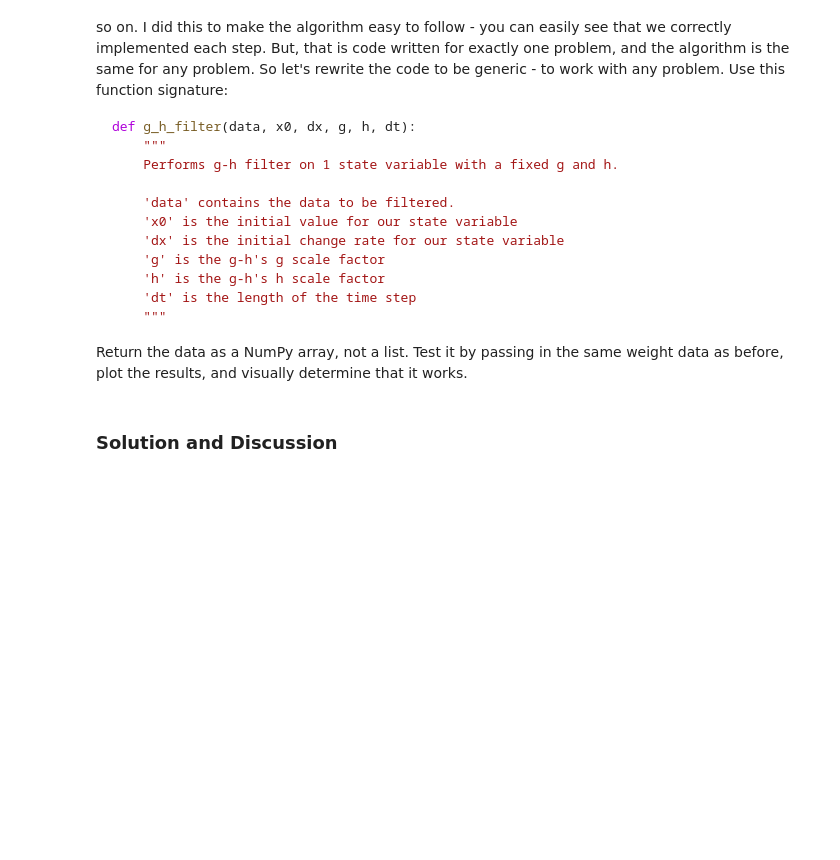
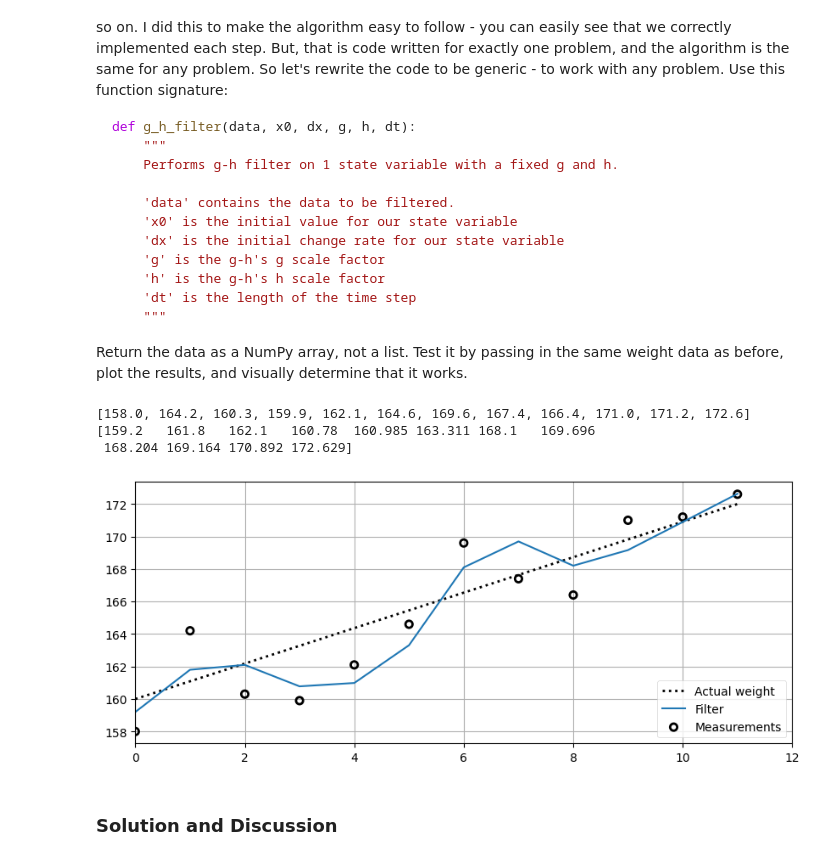
Before and after one commit to goldenhelper/Kalman-filter, a Jupyter notebook: 01-g-h-filter.ipynb, the cells around one changed output. Cells and saved outputs as stored; diff of their text form; code cells hidden in the pictures; blank space fills up the shorter version.

```diff
--- a/01-g-h-filter.ipynb
+++ b/01-g-h-filter.ipynb
@@ -389,12 +449,36 @@ Return the data as a NumPy array, not a list. Test it by passing in the same wei
 # %%
 from kf_book.gh_internal import plot_g_h_results
 def g_h_filter(data, x0, dx, g, h, dt):
-    pass #  your solution here
+    x_hats = []
+
+    x_hat = x0
+    dx = dx
+
+    for z in data:
+      # State propagation
+      x_pred = x_hat + dx*dt
+      dx = dx
+
+      # Measurement update
+      residual = z - x_pred
+      x_hat = x_pred + g*residual
+      dx = dx + h * (residual/dt)
+
+      x_hats.append(x_hat)
+
+    return np.array(x_hats)
 
 # uncomment to run the filter and plot the results
-#book_plots.plot_track([0, 11], [160, 172], label='Actual weight')
-#data = g_h_filter(data=weights, x0=160., dx=1., g=6./10, h=2./3, dt=1.)
-#plot_g_h_results(weights, data)
+book_plots.plot_track([0, 11], [160, 172], label='Actual weight')
+data = g_h_filter(data=weights, x0=160., dx=1., g=6./10, h=2./3, dt=1.)
+plot_g_h_results(weights, data)
+print(weights)
+print(data)
+# %% [output]
+[158.0, 164.2, 160.3, 159.9, 162.1, 164.6, 169.6, 167.4, 166.4, 171.0, 171.2, 172.6]
+[159.2   161.8   162.1   160.78  160.985 163.311 168.1   169.696
+ 168.204 169.164 170.892 172.629]
+[figure, added]
 # %% [markdown]
 ### Solution and Discussion
 # %%
```
Also changed, not shown: parts of 52 cells of this notebook.
